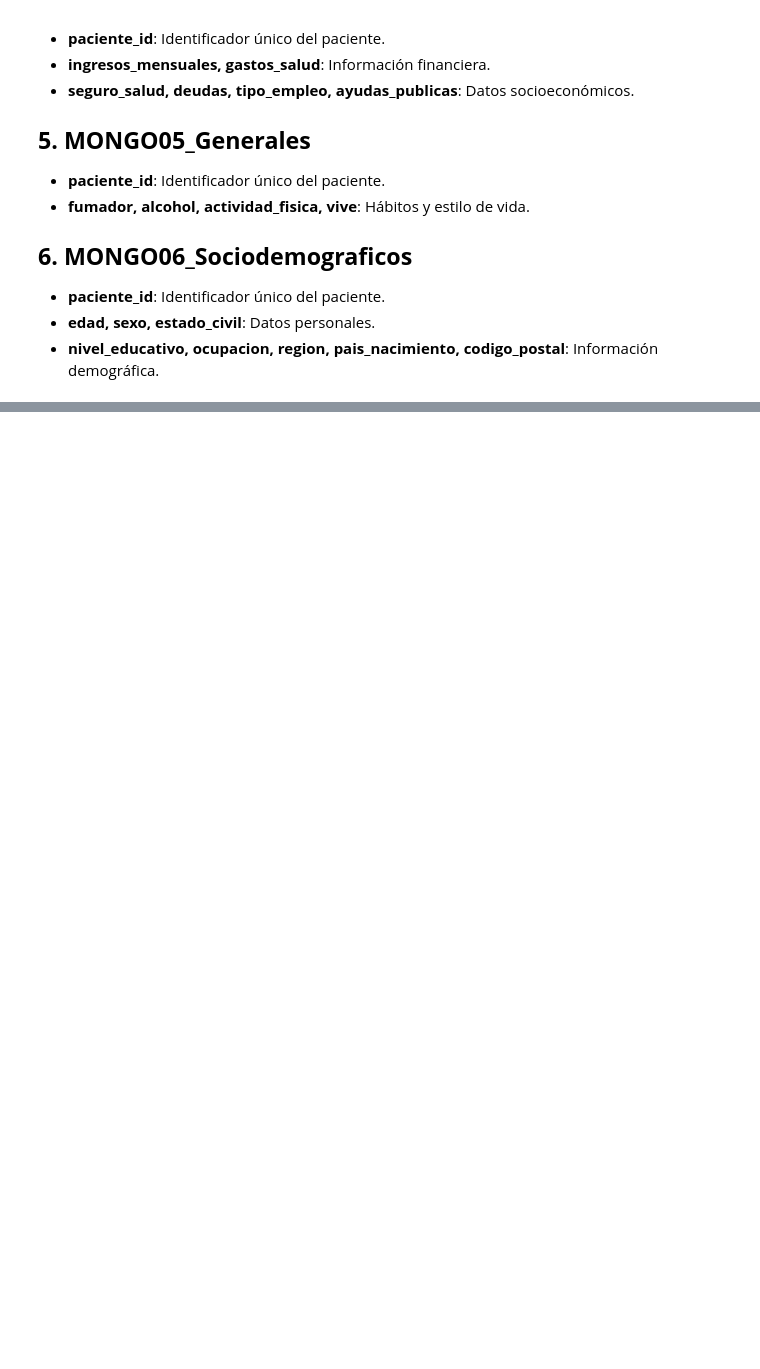
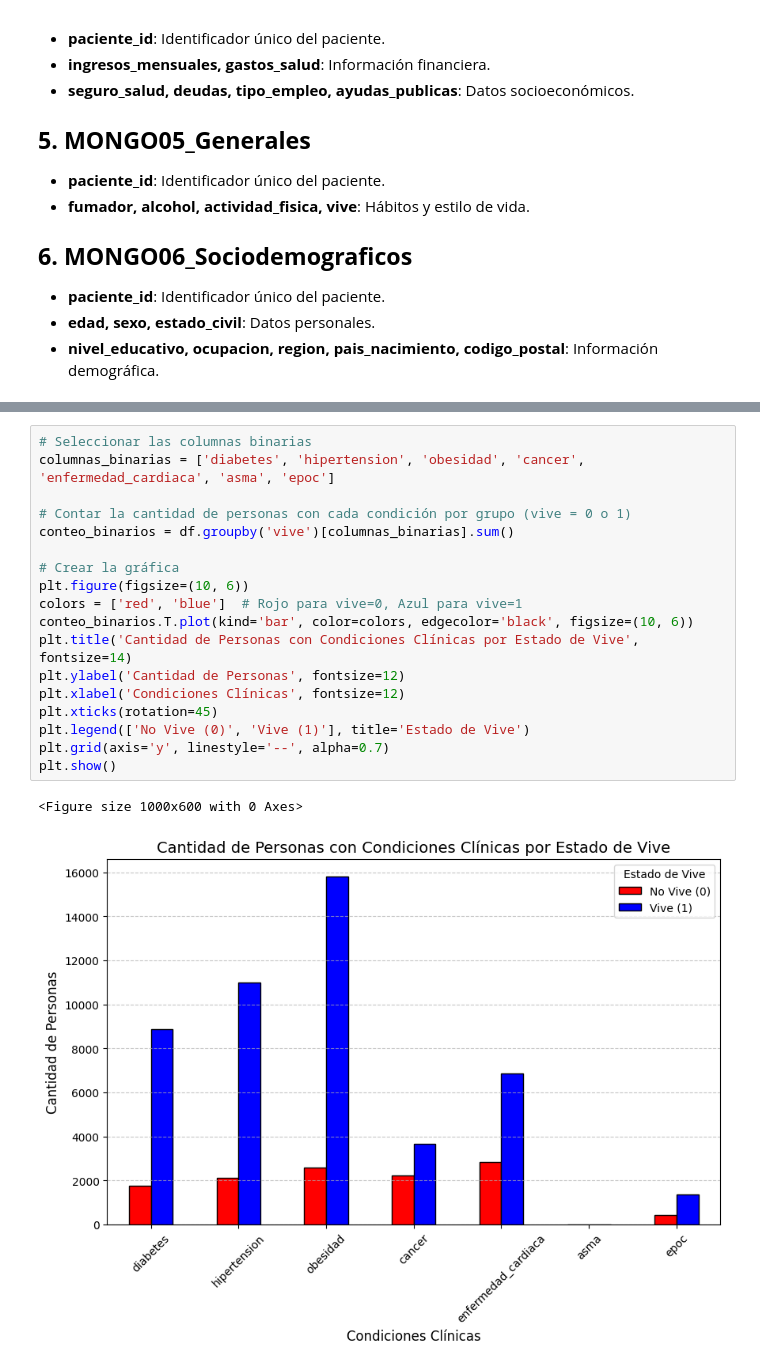
Before and after one commit to josean9/IA-Casos, a Jupyter notebook: notebooks/notebook1_eda.ipynb, the cells around one changed output, grey strips where cells are left out. Cells and saved outputs as stored; diff of their text form; blank space fills up the shorter version.

```diff
--- a/notebooks/notebook1_eda.ipynb
+++ b/notebooks/notebook1_eda.ipynb
@@ -49,0 +100,21 @@ df.head()
+# %%
+# Seleccionar las columnas binarias
+columnas_binarias = ['diabetes', 'hipertension', 'obesidad', 'cancer', 'enfermedad_cardiaca', 'asma', 'epoc']
+
+# Contar la cantidad de personas con cada condición por grupo (vive = 0 o 1)
+conteo_binarios = df.groupby('vive')[columnas_binarias].sum()
+
+# Crear la gráfica
+plt.figure(figsize=(10, 6))
+colors = ['red', 'blue']  # Rojo para vive=0, Azul para vive=1
+conteo_binarios.T.plot(kind='bar', color=colors, edgecolor='black', figsize=(10, 6))
+plt.title('Cantidad de Personas con Condiciones Clínicas por Estado de Vive', fontsize=14)
+plt.ylabel('Cantidad de Personas', fontsize=12)
+plt.xlabel('Condiciones Clínicas', fontsize=12)
+plt.xticks(rotation=45)
+plt.legend(['No Vive (0)', 'Vive (1)'], title='Estado de Vive')
+plt.grid(axis='y', linestyle='--', alpha=0.7)
+plt.show()
+# %% [output]
+<Figure size 1000x600 with 0 Axes>
+[figure, added]
```
Also changed, not shown: parts of 6 cells of this notebook.
